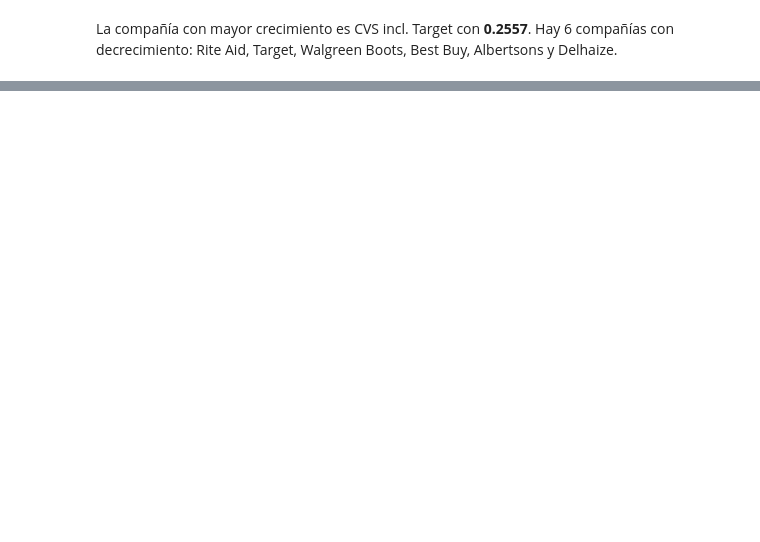
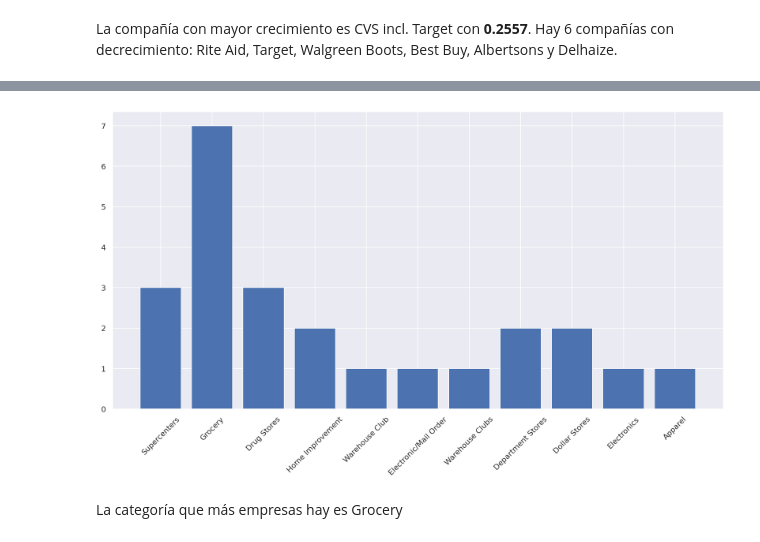
Before and after one commit to FaustinoAndres/proyecto-datacademy, a Jupyter notebook: proyecto_datacademy.ipynb, the cells around one changed output, grey strips where cells are left out. Cells and saved outputs as stored; diff of their text form; code cells hidden in the pictures; blank space fills up the shorter version.

```diff
--- a/proyecto_datacademy.ipynb
+++ b/proyecto_datacademy.ipynb
@@ -367,0 +370,8 @@ La compañía con mayor crecimiento es CVS incl. Target con **0.2557**. Hay 6 co
+# %%
+plt.bar(df_category['Category'], df_category['Stores'], alpha=0.8)
+plt.xticks(rotation=90)
+plt.xlabel('Categorias')
+plt.ylabel('Número de tiendas')
+plt.title('Tiendas por categorias', fontsize=20)
+sns.set(rc = {'figure.figsize':(15,9)})
+plt.show()
@@ -367,0 +382,8 @@ La compañía con mayor crecimiento es CVS incl. Target con **0.2557**. Hay 6 co
+# %%
+df_category_2 = df.groupby(['Category']).agg(total_sales = pd.NamedAgg(column = 'Sales', aggfunc = 'sum'),
+                                             total_stores = pd.NamedAgg(column = 'Stores', aggfunc = 'sum'),
+                                             companies = pd.NamedAgg(column = 'Category', aggfunc = 'count'),
+                                             )
+df_category_2 = df_category_2.sort_values('total_sales', ascending=0)
+df_category_2 = df_category_2.reset_index()
+df_category_2
@@ -368,3 +403,12 @@ La compañía con mayor crecimiento es CVS incl. Target con **0.2557**. Hay 6 co
+# %%
+plt.figure(figsize = (16,8))
+plt.xticks(rotation = 45)
+plt.bar(df_category_2['Category'], df_category_2['companies'])
+plt.show()
+# %% [output]
+[figure, added]
+# %% [markdown]
+La categoría que más empresas hay es Grocery
 # %% [markdown]
 <a style='text-decoration:none;line-height:16px;display:flex;color:#5B5B62;padding:10px;justify-content:end;' href='https://deepnote.com?utm_source=created-in-deepnote-cell&projectId=b1a203d8-61a0-469e-b175-164429fc9b5c' target="_blank">
 <img alt='Created in deepnote.com' style='display:inline;max-height:16px;margin:0px;margin-right:7.5px;' src='embedded-picture-1' > </img>
```
Also changed, not shown: parts of 5 cells of this notebook.
